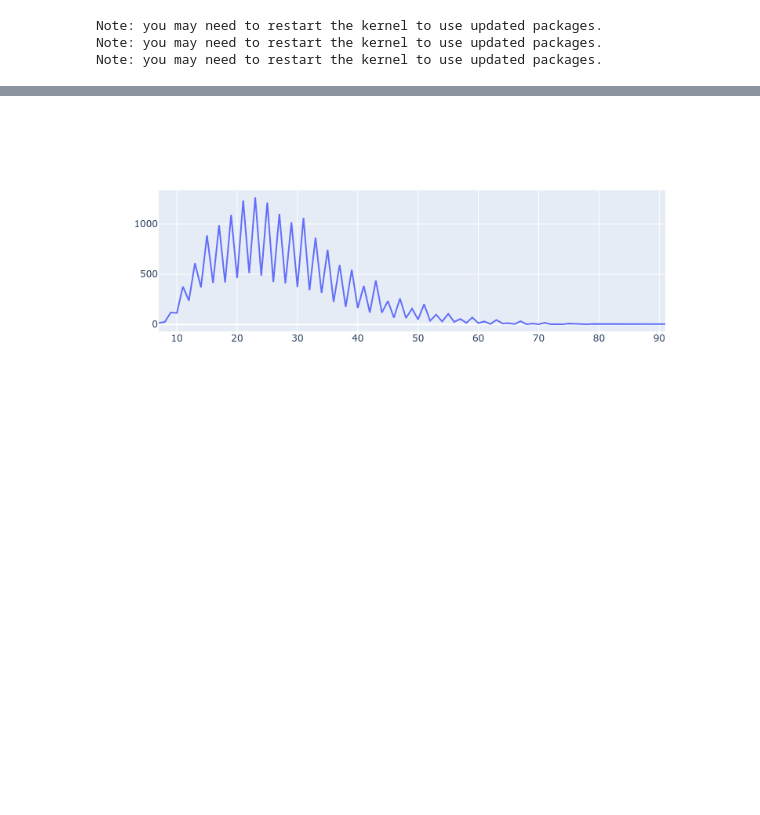
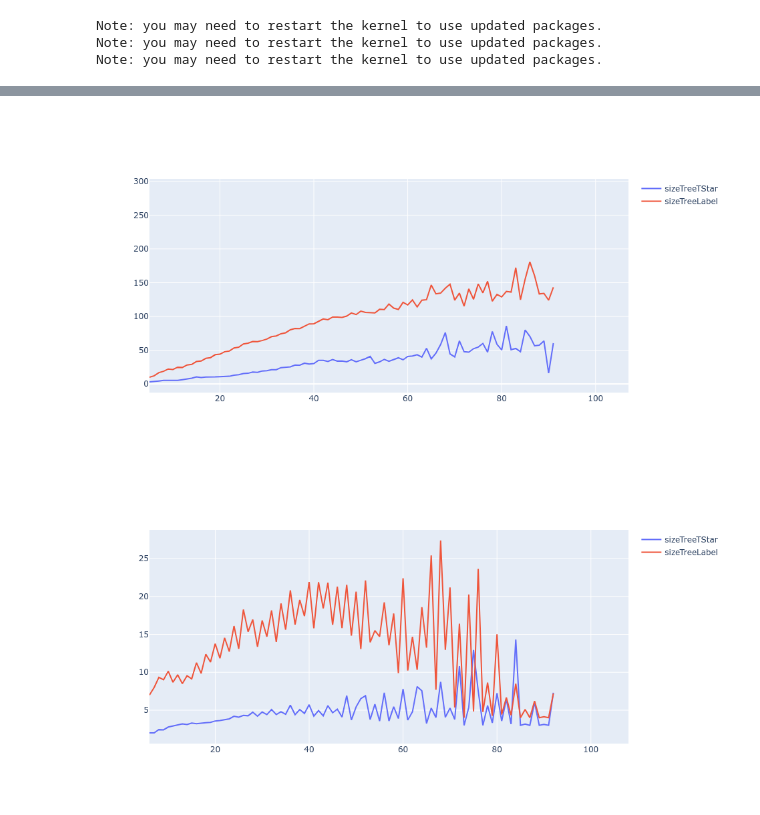
Before and after one commit to AdrianSiwiec/sci, a Jupyter notebook: notebook1.ipynb, the cells around one changed output, grey strips where cells are left out. Saved outputs shown, nothing was run; the diff lists cells and outputs as text; code cells hidden in the pictures; blank space fills up the shorter version.

Commit message:
Simple plotting

```diff
--- a/notebook1.ipynb
+++ b/notebook1.ipynb
@@ -17,7 +17,22 @@ fig.show()
 # %%
 import pandas as pd
 import plotly.graph_objects as go
+from IPython.display import display
 
-df = pd.read_csv('benchmark_out/out.csv')
-df.head()
+out_neg = pd.read_csv('benchmark_out/out_neg.csv')
+out = pd.read_csv('benchmark_out/out.csv')
+
+def graphDataQuality(table, x_name='formulaSize'):
+    xs = table[x_name].unique()
+    xs.sort()
+    xs = list(range(xs[0], xs[-1]+1))
+
+    countsPerSize = [len(table[table[x_name]==x]) for x in xs ]
+    fig = go.Figure(go.Scatter(x=xs, y=countsPerSize, name="formulas count"))
+    fig.show()
+
+# display(out_neg.describe())
+# display(out.describe())
+
+graphDataQuality(out_neg)
 # %% [output]
@@ -29,0 +40,15 @@ df.head()
+# %%
+def graphColsMean(table, x_name='formulaSize', ys=["timeTStarMs", "timeLabelMs"], yLog=True):
+    xs = table[x_name].unique()
+    xs.sort()
+    xs = list(range(xs[0], xs[-1]+1))
+
+    fig = go.Figure()
+    for y_name in ys:
+        fig.add_trace(go.Scatter(x=xs, y=[ table[table[x_name]==x][y_name].mean() for x in xs ], name=y_name))
+
+    if yLog:
+        fig.update_yaxes(type="log")
+
+    fig.update_layout(autosize=True, height=500)
+    fig.show()
@@ -30,10 +61,7 @@ df.head()
 # %%
-formulaSizes = df["formulaSize"].unique()
-formulaSizes.sort()
-
-countsPerSize = [len(df[df['formulaSize']==x]) for x in formulaSizes ]
-fig = go.Figure(go.Scatter(x=formulaSizes, y=countsPerSize, name="formulas count"))
-fig.show()
+graphColsMean(out, ys=["sizeTreeTStar", "sizeTreeLabel"], yLog=False)
+graphColsMean(out_neg, ys=["sizeTreeTStar", "sizeTreeLabel"], yLog=False)
 # %% [output]
-[figure, old version]
+[figure, new version]
+[figure, added]
 # %%
```
Also changed, not shown: parts of 3 cells of this notebook, 3 other files.
